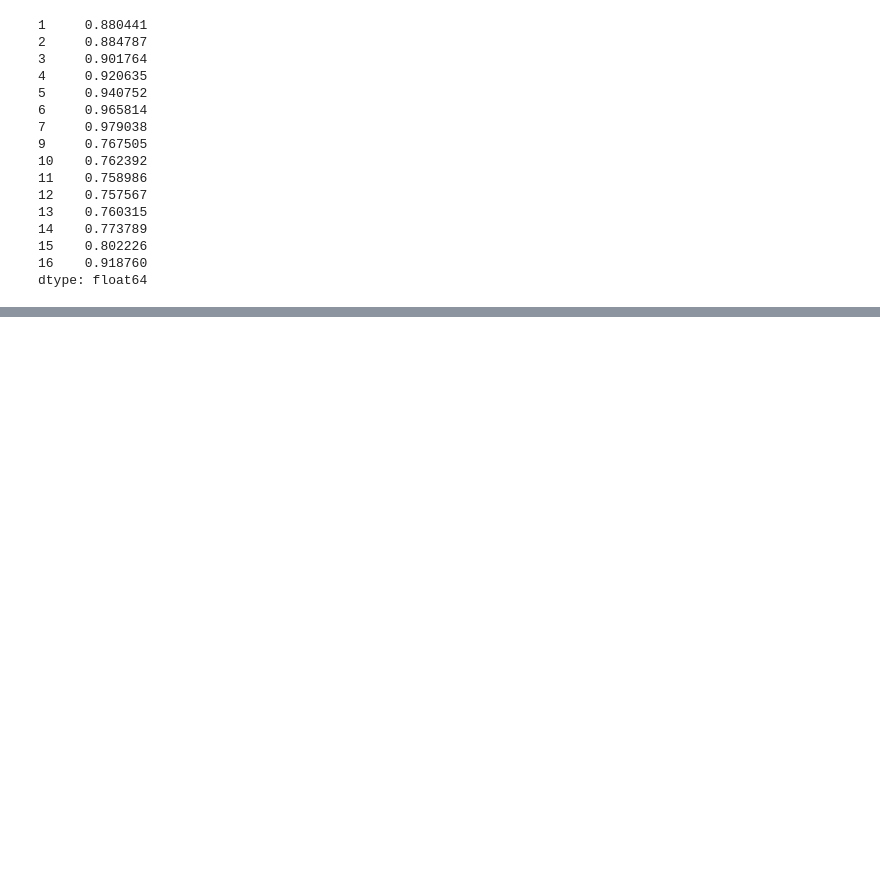
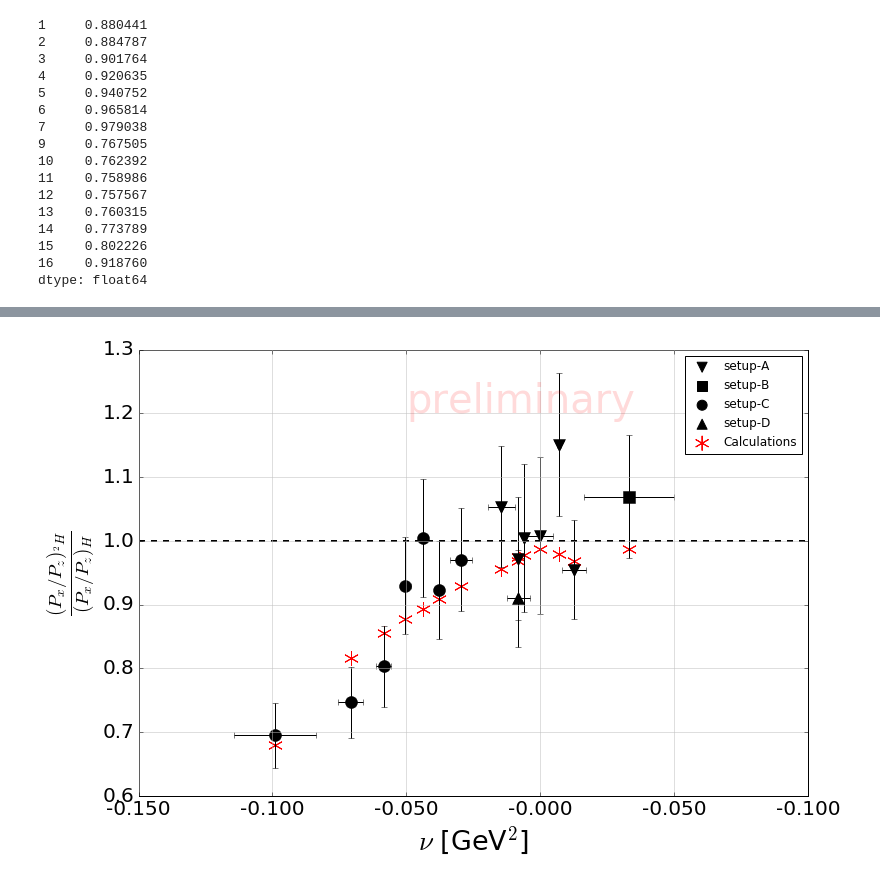
Before and after one commit to erezcoh4/MAINZDataAnalysis, a Jupyter notebook: PhysLettFigs/PhysLett-fig-plot-theta_pq.ipynb, the cells around one changed output, grey strips where cells are left out. Saved outputs shown, nothing was run; the diff lists cells and outputs as text; code cells hidden in the pictures; blank space fills up the shorter version.

```diff
--- a/PhysLettFigs/PhysLett-fig-plot-theta_pq.ipynb
+++ b/PhysLettFigs/PhysLett-fig-plot-theta_pq.ipynb
@@ -311,0 +315,5 @@ plt.savefig("/Users/erezcohen/Desktop/theta_iq_ratio_to_HA.pdf")
+# %%
+dataNuIsrael = pd.read_csv('data/fig2_israel.dat', index_col=False)
+data = dataNuIsrael
+data = data[(data.bin!=0) | (data.Setup=='kin2')| (data.Setup=='kin4')]
+data
@@ -311,0 +380,38 @@ plt.savefig("/Users/erezcohen/Desktop/theta_iq_ratio_to_HA.pdf")
+# %%
+fig = plt.figure(figsize=(12,8))
+colorList = ['black','black','black','black']
+markerList= ['v','s','o','^']
+labels    = ['setup-A','setup-B','setup-C','setup-D']
+
+for i in range(len(xList)):
+    plt.scatter(-xList[i], yList[i], color = colorList[i],
+                 marker= markerList[i],
+                 label=labels[i],
+                 s=100)
+    plt.errorbar(-xList[i], yList[i],
+                 xerr=[xerrList[i],xerrList[i]], yerr=[yerrList[i],yerrList[i]],
+                 color = colorList[i],
+                 marker= markerList[i],
+                 linestyle = 'none',
+                 markersize=12)
+ax = fig.add_subplot(111)
+ax.text( -0.05, 1.2 , "preliminary" , fontsize=40 , color='red' , alpha = 0.15 )
+ax.grid(True,linestyle='-',color='0.75')
+matplotlib.pyplot.axhspan(ymin=1, ymax=1, xmin=0, xmax=1,linestyle='--',linewidth=2)
+plt.scatter(-xArenhovel , yArehnovel, marker=[6,2,0], color='r',label='Calculations',s=200)
+
+# cosmetics...
+plt.xlabel('$\\nu$ [GeV$^{2}$]',fontsize=27)
+plt.ylabel( r'$\frac{(P_{x}/P_{z})_{^{2}H}}{(P_{x}/P_{z})_{H}}$',fontsize=27)
+plt.ylim(.6, 1.3)
+plt.xlim(-0.12,0.065)
+#ax.xaxis.set_ticks(np.arange(0, -0.1, 0.1))
+plt.tick_params(axis='both', which='major', labelsize=20)
+# plt.xticks( np.arange(5), (-0.012,-0.05,0,0.01,0.03) )
+xx, locs = plt.xticks()
+ll = ['-%.3f' % math.fabs(a) for a in xx]
+plt.xticks(xx, ll)
+ax.legend(scatterpoints=1,loc='upper right')
+plt.savefig("/Users/erezcohen/Desktop/theta_iq.pdf")
+# %% [output]
+[figure, added]
```
Also changed, not shown: parts of 5 cells of this notebook, 1 other file.
